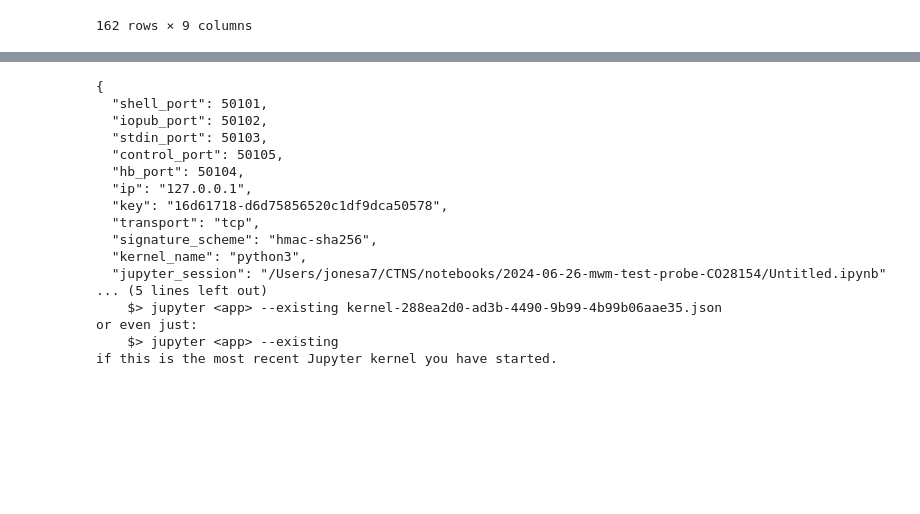
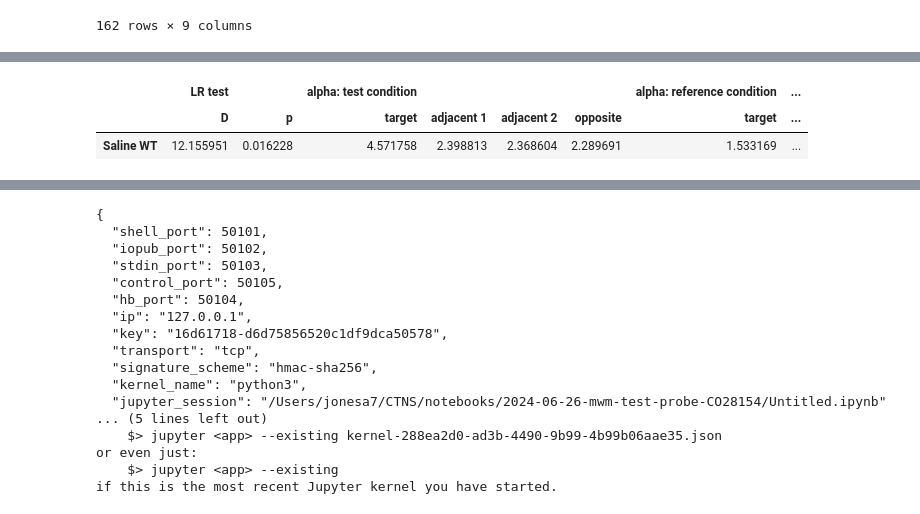
Before and after one commit to attilagk/CTNS-notebook, a Jupyter notebook: 2024-06-26-mwm-test-probe-CO28154/2024-06-26-mwm-test-probe-CO28154.ipynb, the cells around one changed output, grey strips where cells are left out. Drawn from its saved outputs; the diff is of its cells as text; code cells hidden in the pictures; blank space fills up the shorter version.

```diff
--- a/2024-06-26-mwm-test-probe-CO28154/2024-06-26-mwm-test-probe-CO28154.ipynb
+++ b/2024-06-26-mwm-test-probe-CO28154/2024-06-26-mwm-test-probe-CO28154.ipynb
@@ -238,0 +213,26 @@ Result of the Dirichlet uniformity test for group TUDCA + HCQ TG:
+# %%
+def test_same_distro_one(test_cond, ref_cond='Saline TG', data=data_CO26990):
+    res = dirichlet.test_same_distribution(*[extract_data4dirichlet(c, data) for c in [test_cond, ref_cond]])
+    #D, p, a_mixed, a_test, a_ref = res
+    df_general = pd.DataFrame(np.array(res[:2]), index=pd.MultiIndex.from_product([['LR test'], ['D', 'p']]), columns=[test_cond]).transpose()
+    Z = zip([res[3], res[4], res[2]], [c + ' condition' for c in ['test', 'reference', 'mixed']])
+    #Z = zip(res[2:], [c + ' condition' for c in ['mixed', 'test', 'reference']])
+    l = [pd.DataFrame(a, index=pd.MultiIndex.from_product([['alpha: ' + c], ['target', 'adjacent 1', 'adjacent 2', 'opposite']]), columns=[test_cond]).transpose() for a, c in Z]
+    l = [df_general] + l
+    df = pd.concat(l, axis=1)
+    return(df)
+
+
+def test_same_distro(test_conditions, ref_cond='Saline TG', data=data_CO26990, study='CO26990'):
+    l = [test_same_distro_one(test_cond, 'Saline TG', data=data) for test_cond in test_conditions]
+    results = pd.concat(l, axis=0)
+    ix = pd.MultiIndex.from_product([[study], test_conditions])
+    results = pd.DataFrame(results.to_numpy(), index=ix, columns=results.columns)
+    return(results)
+
+
+test_same_distro_one('Saline WT', 'Saline TG', data=data_CO26990)
+# %% [output]
+|  | LR test |  | alpha: test condition |  |  |  | alpha: reference condition | ... |
+|  | D | p | target | adjacent 1 | adjacent 2 | opposite | target | ... |
+| Saline WT | 12.155951 | 0.016228 | 4.571758 | 2.398813 | 2.368604 | 2.289691 | 1.533169 | ... |
```
Also changed, not shown: parts of 13 cells of this notebook.
